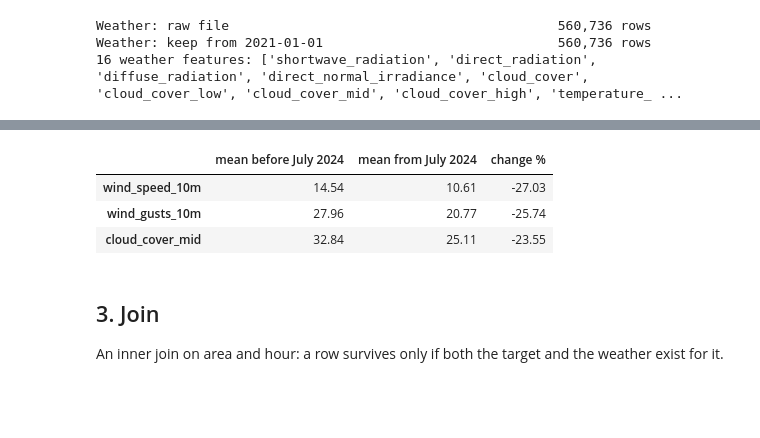
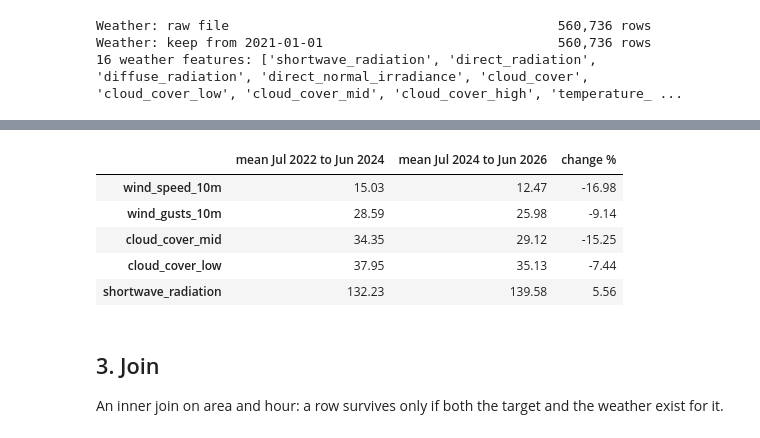
Before and after one commit to piyush-bhatti/Machine-Learning-Project, a Jupyter notebook: 01_prepare_data.ipynb, the cells around one changed output, grey strips where cells are left out. Saved outputs shown, nothing was run; the diff lists cells and outputs as text; code cells hidden in the pictures; blank space fills up the shorter version.

```diff
--- a/01_prepare_data.ipynb
+++ b/01_prepare_data.ipynb
@@ -211,13 +209,15 @@ They are kept, because they are raw features of the registered dataset. They are
 # %%
-SHIFTED_FEATURES = ["wind_speed_10m", "wind_gusts_10m", "cloud_cover_mid"]
-before = wx[wx["time"] < "2024-07-01"][SHIFTED_FEATURES].mean()
-after = wx[wx["time"] >= "2024-07-01"][SHIFTED_FEATURES].mean()
-pd.DataFrame({"mean before July 2024": before, "mean from July 2024": after, "change %": (after / before - 1) * 100})
+CHECK_FEATURES = ["wind_speed_10m", "wind_gusts_10m", "cloud_cover_mid", "cloud_cover_low", "shortwave_radiation"]
+before = wx[(wx["time"] >= "2022-07-01") & (wx["time"] < "2024-07-01")][CHECK_FEATURES].mean()
+after = wx[(wx["time"] >= "2024-07-01") & (wx["time"] < "2026-07-01")][CHECK_FEATURES].mean()
+pd.DataFrame({"mean Jul 2022 to Jun 2024": before, "mean Jul 2024 to Jun 2026": after, "change %": (after / before - 1) * 100})
 # %% [output]
-|  | mean before July 2024 | mean from July 2024 | change % |
-| wind_speed_10m | 14.54 | 10.61 | -27.03 |
-| wind_gusts_10m | 27.96 | 20.77 | -25.74 |
-| cloud_cover_mid | 32.84 | 25.11 | -23.55 |
+|  | mean Jul 2022 to Jun 2024 | mean Jul 2024 to Jun 2026 | change % |
+| wind_speed_10m | 15.03 | 12.47 | -16.98 |
+| wind_gusts_10m | 28.59 | 25.98 | -9.14 |
+| cloud_cover_mid | 34.35 | 29.12 | -15.25 |
+| cloud_cover_low | 37.95 | 35.13 | -7.44 |
+| shortwave_radiation | 132.23 | 139.58 | 5.56 |
 # %% [markdown]
 ## 3. Join
 
```
Also changed, not shown: parts of 10 cells of this notebook, 6 other files.
